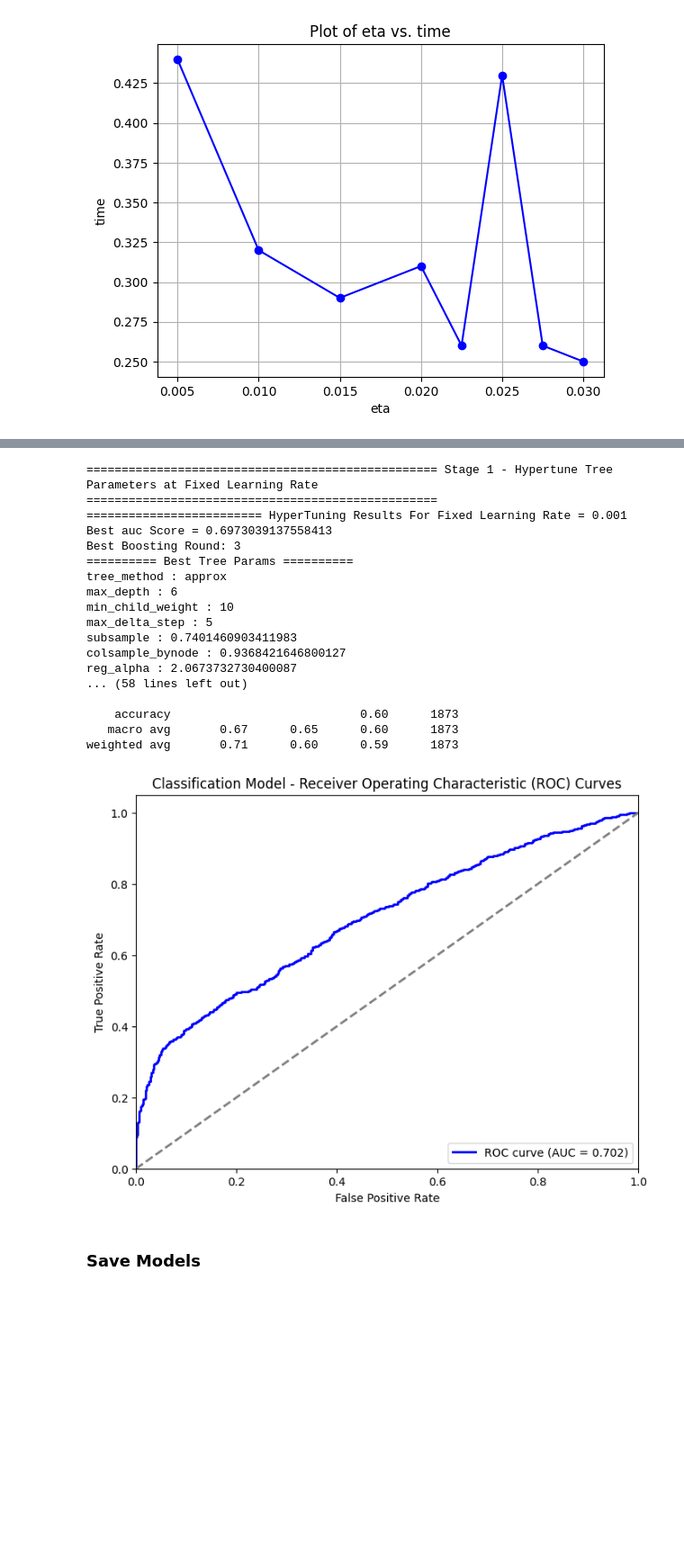
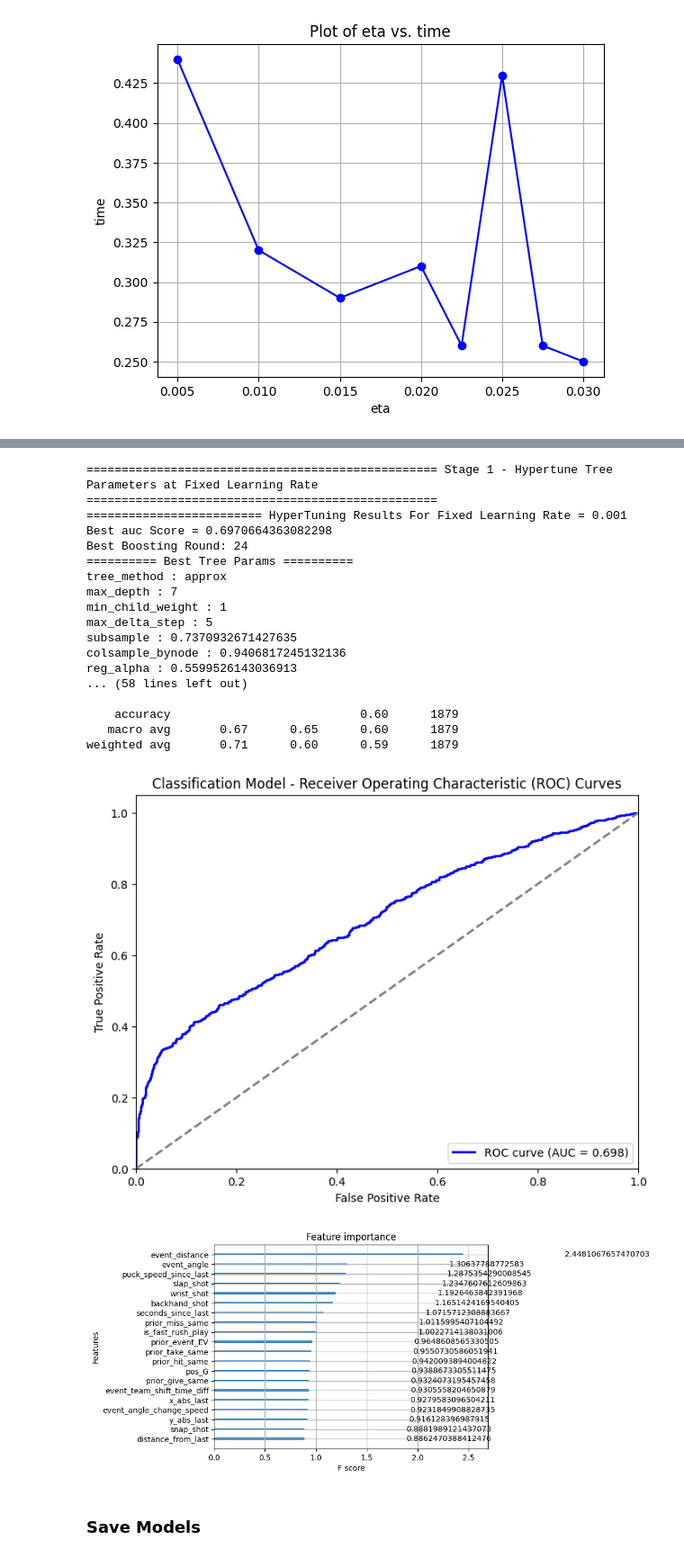
Before and after one commit to twinfield10/NHL-Data, a Jupyter notebook: NHL xG Model - Notebook.ipynb, the cells around one changed output, grey strips where cells are left out. Shown at 90% size. Drawn from its saved outputs; the diff is of its cells as text; code cells hidden in the pictures; blank space fills up the shorter version.

Commit message:
update models add roster fix

```diff
--- a/NHL xG Model - Notebook.ipynb
+++ b/NHL xG Model - Notebook.ipynb
@@ -1317,7 +1322,7 @@ EN_PD = EN_PBP.to_pandas()
 # %%
 for df in [EV_PD, PP_PD, SH_PD, EN_PD]:
     # Get the count of null values in each column
-    null_counts = df.filter(df['season'] != 20232024).isnull().sum()
+    null_counts = df.isnull().sum()
     # Filter columns with count > 0
     filtered_columns = null_counts[null_counts > 0]
     # Show the filtered DataFrame
@@ -1423,7 +1434,8 @@ e_m = 'auc'
 # Functions:
 def score_model(model: xgb.core.Booster, dmat: xgb.core.DMatrix) -> float:
     y_true = dmat.get_label()
-    y_pred = model.predict(dmat)
+    y_pred = model.predict(dmat, output_margin =True)
+    y_pred = np.clip(y_pred, 0, 1)
 
     # AUC
     auc_roc = roc_auc_score(y_true, y_pred)
@@ -1790,7 +1802,7 @@ lr_list = []
 auc_score_list = []
 logloss_list = []
 iterations_list = []
-for i in [0.005, 0.01, 0.1]:
+for i in [0.001, 0.005, 0.01, 0.1]:
     low_learning_rate = i
     params = {}
     params.update(study.best_trial.params)
@@ -1838,4 +1850,7 @@ for k, v in params.items():
 print(f'num_boost_round: {best_itr}')
 best_pp_params = params
 analyize_model(pp_model_final, pp_dtestall)
+
+xgb.plot_importance(pp_model_final, importance_type='gain', max_num_features=20)
+plt.show()
 # %% [output]
@@ -1895,7 +1911,7 @@ lr_list = []
 auc_score_list = []
 logloss_list = []
 iterations_list = []
-for i in [0.001, 0.005, 0.01, 0.1]:
+for i in [0.001, 0.005, 0.01, 0.05, 0.1]:
     low_learning_rate = i
     params = {}
     params.update(study.best_trial.params)
@@ -1943,4 +1959,6 @@ for k, v in params.items():
 print(f'num_boost_round: {best_itr}')
 best_sh_params = params
 analyize_model(sh_model_final, sh_dtestall)
+xgb.plot_importance(sh_model_final, importance_type='gain', max_num_features=20)
+plt.show()
 # %% [output]
@@ -1982,7 +2002,7 @@ num_boost_round: 3441
 sampler = optuna.samplers.TPESampler(seed=71)
 study = optuna.create_study(direction='maximize', sampler=sampler)
 tic = time.time()
-while time.time() - tic < 100:
+while time.time() - tic < 60:
     study.optimize(lambda trial: objective(trial, dtrain = en_dtrain, dvalid = en_dvalid, lr = EN_eta), n_trials=1)
 
 print('='*50,'Stage 1 - Hypertune Tree Parameters at Fixed Learning Rate', '='*50)
@@ -2048,4 +2068,6 @@ for k, v in params.items():
 print(f'num_boost_round: {best_itr}')
 best_en_params = params
 analyize_model(en_model_final, en_dtestall)
+xgb.plot_importance(en_model_final, importance_type='gain', max_num_features=20)
+plt.show()
 # %% [output]
@@ -2069,21 +2091,22 @@ analyize_model(en_model_final, en_dtestall)
 ================================================== Stage 1 - Hypertune Tree Parameters at Fixed Learning Rate ==================================================
 ========================= HyperTuning Results For Fixed Learning Rate = 0.001
-Best auc Score = 0.6973039137558413
-Best Boosting Round: 3
+Best auc Score = 0.6970664363082298
+Best Boosting Round: 24
 ========== Best Tree Params ==========
 tree_method : approx
-max_depth : 6
-min_child_weight : 10
+max_depth : 7
+min_child_weight : 1
 max_delta_step : 5
-subsample : 0.7401460903411983
-colsample_bynode : 0.9368421646800127
-reg_alpha : 2.0673732730400087
+subsample : 0.7370932671427635
+colsample_bynode : 0.9406817245132136
+reg_alpha : 0.5599526143036913
 ... (58 lines left out)
 
-    accuracy                           0.60      1873
-   macro avg       0.67      0.65      0.60      1873
-weighted avg       0.71      0.60      0.59      1873
+    accuracy                           0.60      1879
+   macro avg       0.67      0.65      0.60      1879
+weighted avg       0.71      0.60      0.59      1879
-[figure, old version]
+[figure, new version]
+[figure, added]
 # %% [markdown]
 ### Save Models
 # %%
```
Also changed, not shown: parts of 15 cells of this notebook, 14 other files.
